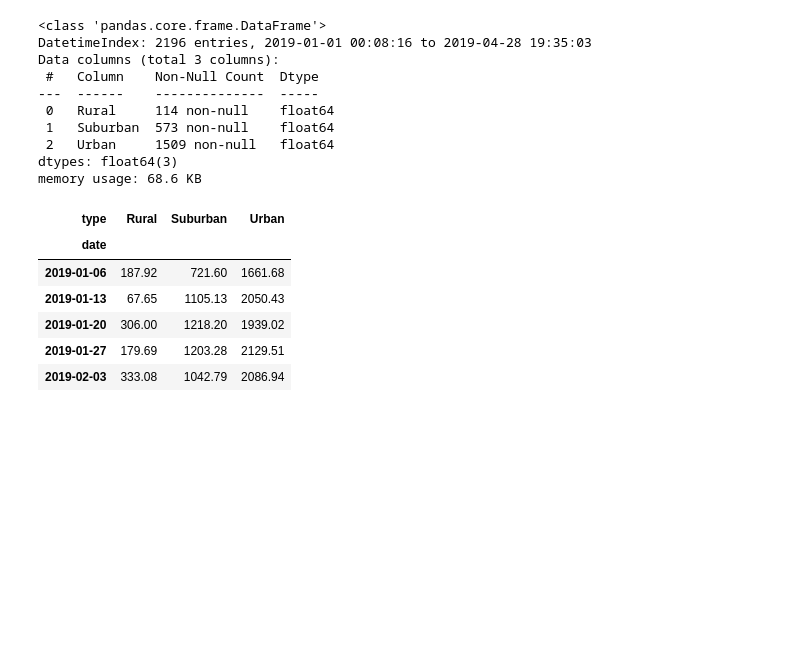
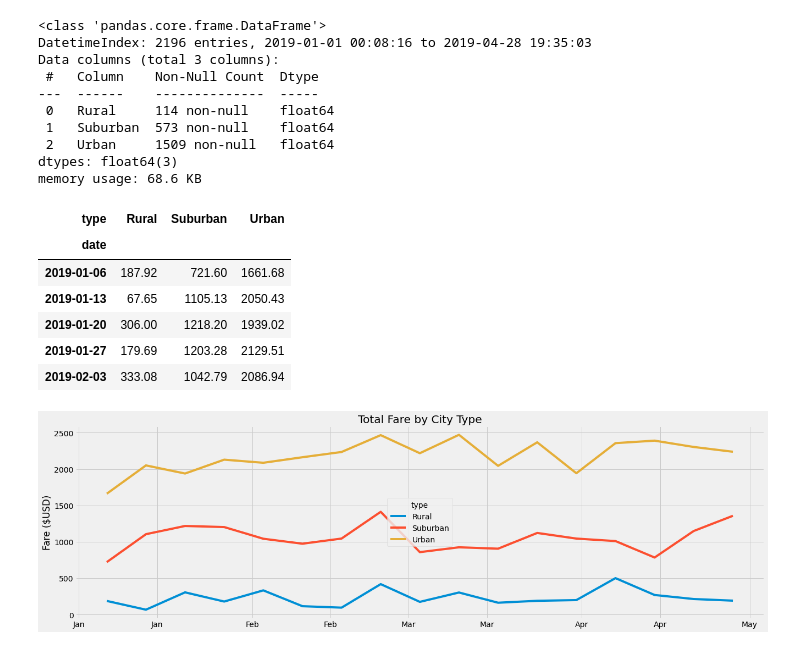
Before and after one commit to lalittoshniwal/PyBer_Analysis, a Jupyter notebook: PyBer_Challenge.ipynb, the cells around one changed output. Cells and saved outputs as stored; diff of their text form; code cells hidden in the pictures; blank space fills up the shorter version.

```diff
--- a/PyBer_Challenge.ipynb
+++ b/PyBer_Challenge.ipynb
@@ -165,7 +138,36 @@ date_pivot_sub_week.head()
 # %%
 # 8. Using the object-oriented interface method, plot the resample DataFrame using the df.plot() function.
 
 # Import the style from Matplotlib.
 from matplotlib import style
 # Use the graph style fivethirtyeight.
-style.use('fivethirtyeight')
+plt.style.use('fivethirtyeight')
+
+fig, df = plt.subplots()
+df.plot(date_pivot_sub_week, label=["Rural", "Suburban", "Urban"])
+
+#add title and y-label
+plt.title("Total Fare by City Type")
+plt.ylabel('Fare ($USD)')
+
+#add legend
+plt.legend(loc="center", title = "type")
+
+#set fig size
+plt.gcf().set_size_inches(20, 6)
+
+#import date formatting contingencies
+import matplotlib.dates as mdates
+from matplotlib.dates import DateFormatter
+
+# Define the date format
+date_form = DateFormatter("%b")
+df.xaxis.set_major_formatter(date_form)
+
+# Save Figure
+plt.savefig("analysis/PyBer_fare_summary.png")
+
+# Show Figure
+plt.show()
+# %% [output]
+[figure, added]
```
Also changed, not shown: parts of 4 cells of this notebook, 1 other file.
